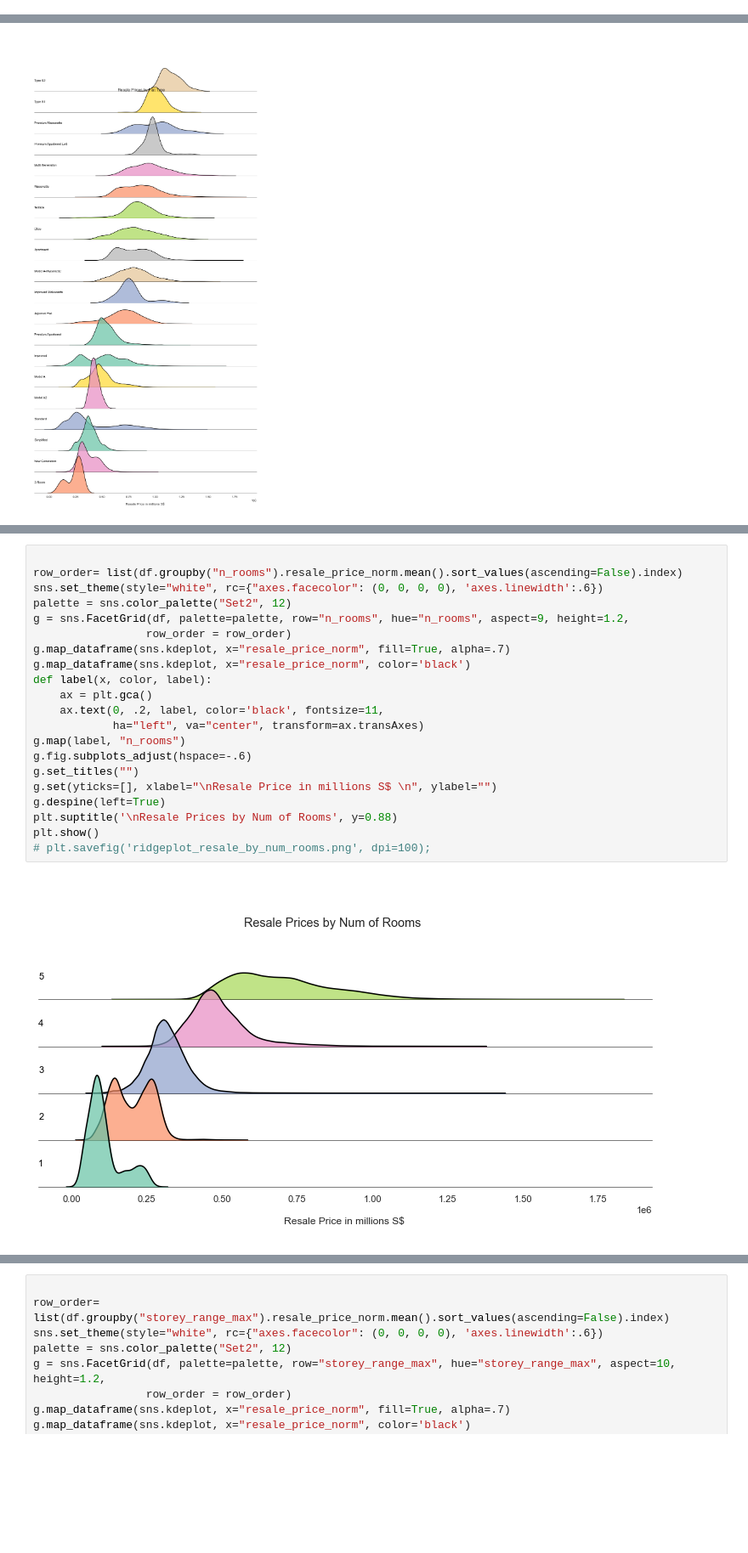
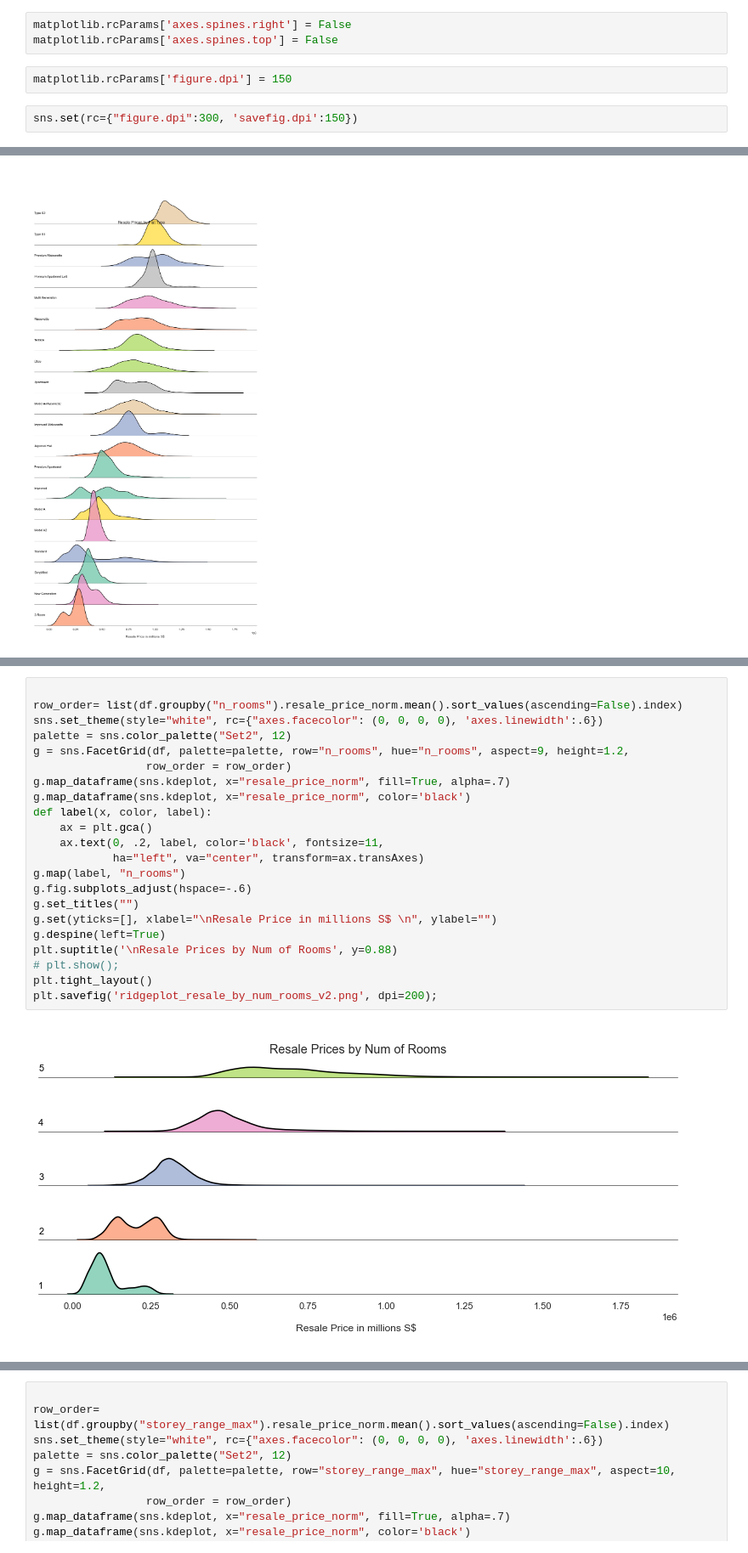
Before and after one commit to mcmanus-git/Singapore-HDB, a Jupyter notebook: tom/final_notebooks/nb_EDA_pt_II_of_II.ipynb, the cells around one changed output, grey strips where cells are left out. Shown at 85% size. Drawn from its saved outputs; the diff is of its cells as text; blank space fills up the shorter version.

```diff
--- a/tom/final_notebooks/nb_EDA_pt_II_of_II.ipynb
+++ b/tom/final_notebooks/nb_EDA_pt_II_of_II.ipynb
@@ -57 +111,8 @@ Loading BokehJS ...
+# %%
+matplotlib.rcParams['axes.spines.right'] = False
+matplotlib.rcParams['axes.spines.top'] = False
+# %%
+matplotlib.rcParams['figure.dpi'] = 150
+# %%
+sns.set(rc={"figure.dpi":300, 'savefig.dpi':150})
 # %%
@@ -885,23 +1054,24 @@ plt.show();
 # %%
 
 row_order= list(df.groupby("n_rooms").resale_price_norm.mean().sort_values(ascending=False).index)
 sns.set_theme(style="white", rc={"axes.facecolor": (0, 0, 0, 0), 'axes.linewidth':.6})
 palette = sns.color_palette("Set2", 12)
 g = sns.FacetGrid(df, palette=palette, row="n_rooms", hue="n_rooms", aspect=9, height=1.2,
                  row_order = row_order)
 g.map_dataframe(sns.kdeplot, x="resale_price_norm", fill=True, alpha=.7)
 g.map_dataframe(sns.kdeplot, x="resale_price_norm", color='black')
 def label(x, color, label):
     ax = plt.gca()
     ax.text(0, .2, label, color='black', fontsize=11,
             ha="left", va="center", transform=ax.transAxes)
 g.map(label, "n_rooms")
 g.fig.subplots_adjust(hspace=-.6)
 g.set_titles("")
 g.set(yticks=[], xlabel="\nResale Price in millions S$ \n", ylabel="")
 g.despine(left=True)
 plt.suptitle('\nResale Prices by Num of Rooms', y=0.88)
-plt.show()
-# plt.savefig('ridgeplot_resale_by_num_rooms.png', dpi=100);
+# plt.show();
+plt.tight_layout()
+plt.savefig('ridgeplot_resale_by_num_rooms_v2.png', dpi=200);
 # %% [output]
-[figure, old version]
+[figure, new version]
```
Also changed, not shown: parts of 41 cells of this notebook, 4 other files.
